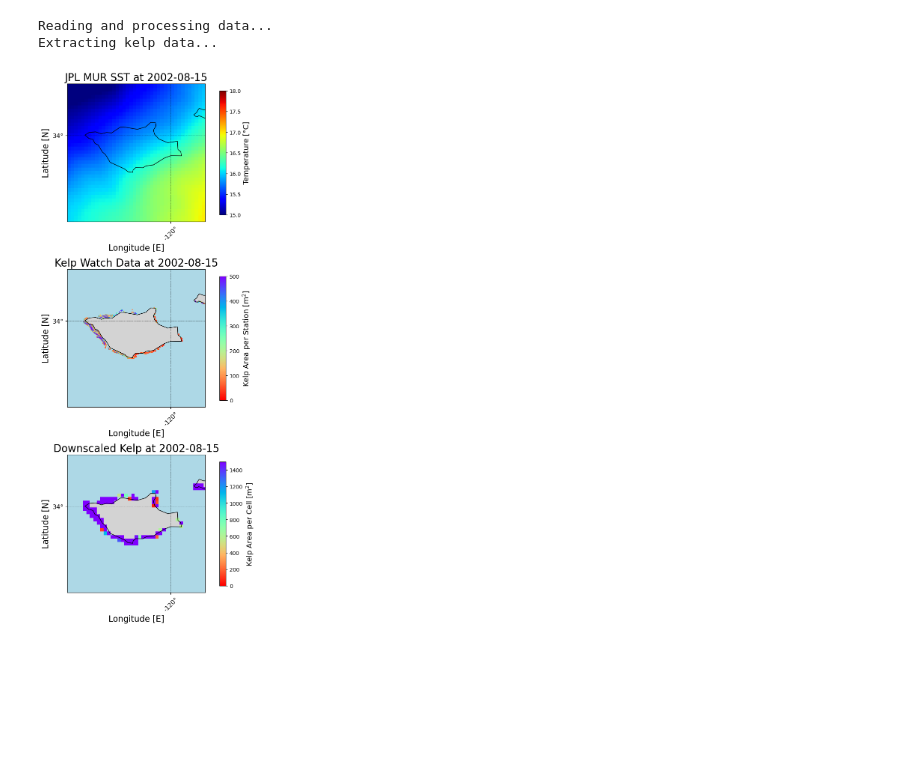
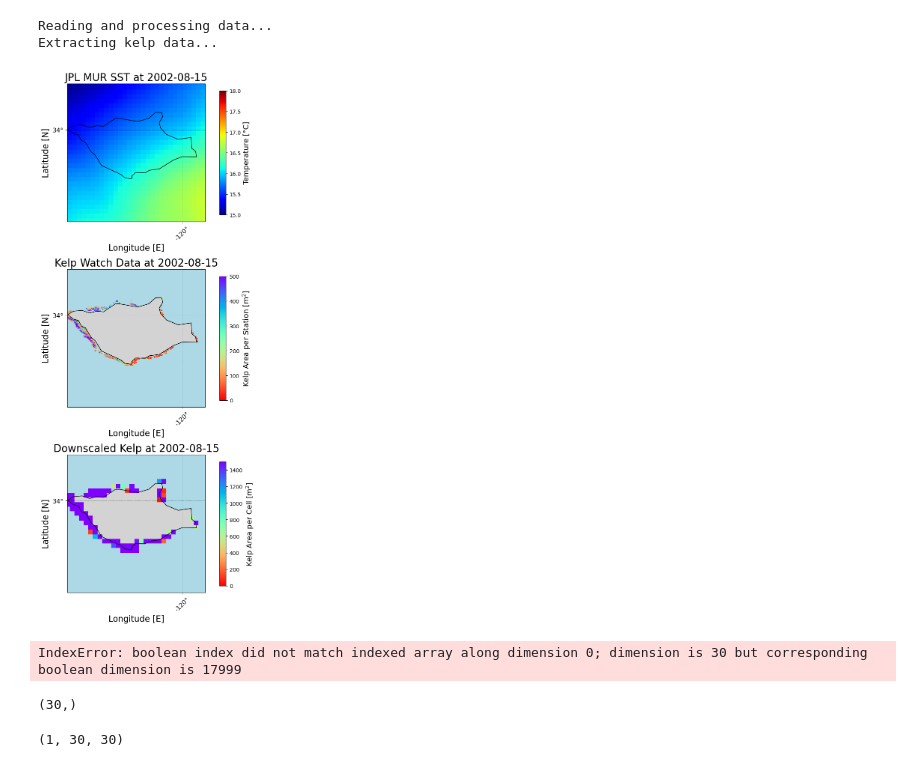
Before and after one commit to EcoPro-Systems/Kelp-Forest-Projection, a Jupyter notebook: Notebooks/plot_downscaled_kelp.ipynb, the cells around one changed output. Drawn from its saved outputs; the diff is of its cells as text; code cells hidden in the pictures; blank space fills up the shorter version.

```diff
--- a/Notebooks/plot_downscaled_kelp.ipynb
+++ b/Notebooks/plot_downscaled_kelp.ipynb
@@ -135,37 +135,72 @@ for ax in axs:
     #ax.set_extent([-124, -112, 26, 40], crs=ccrs.PlateCarree())
     clat = 33.95
     clon = -120.1
-    bs = 0.2
+    bs = 0.15
     ax.set_extent([clon-bs, clon+bs, clat-bs, clat+bs], crs=ccrs.PlateCarree())
 
 # temperature
 im = ax0.imshow(ds['monthly_mean_sst'].values[0]-273.15, origin='lower', extent=[-180, 180, -90, 90], transform=ccrs.PlateCarree(), cmap='jet', interpolation='none', vmin=15, vmax=18)
 cbar = plt.colorbar(im, ax=ax0, shrink=0.9, orientation='vertical')
 cbar.set_label('Temperature [°C]', fontsize=14)
 
 # kelp raw
 kelp_lat = kelp['latitude'].values
 kelp_lon = kelp['longitude'].values
 
 area_mask = (kelp_lat >= clat - bs) & (kelp_lat < clat + bs) & \
             (kelp_lon >= clon - bs) & (kelp_lon < clon + bs)
 
 kelp_area = kelp['area'].values[idx][area_mask]
 
 non_zero_mask = (kelp_area > 0)
 
 im = ax1.scatter(kelp_lon[area_mask][non_zero_mask], kelp_lat[area_mask][non_zero_mask], c=kelp_area[non_zero_mask], marker='.', label="Kelp Area", transform=ccrs.PlateCarree(), cmap='rainbow_r',vmin=0,vmax=500, s=5)
 cbar = plt.colorbar(im, ax=ax1, shrink=0.9, orientation='vertical')
 cbar.set_label('Kelp Area per Station [m$^2$]', fontsize=14)
 
 # kelp downscaled
 downscaled_kelp[downscaled_kelp == 0] = np.nan
 
 im = ax2.imshow(downscaled_kelp, origin='lower', extent=[lon_grid.min(), lon_grid.max(), lat_grid.min(), lat_grid.max()], transform=ccrs.PlateCarree(), cmap='rainbow_r', interpolation='none', vmin=0, vmax=1500)
 cbar = plt.colorbar(im, ax=ax2, shrink=0.9, orientation='vertical')
 cbar.set_label('Kelp Area per Cell [m$^2$]', fontsize=14)
 
 plt.tight_layout()
 plt.show()
 # %% [output]
-[figure, old version]
+[figure, new version]
+# %%
+# slice the mur data around that region
+lat_mask = (ds.lat >= clat - bs) & (ds.lat < clat + bs)
+lon_mask = (ds.lon >= clon - bs) & (ds.lon < clon + bs)
+sds = ds.sel(lat=lat_mask, lon=lon_mask)
+dtemp = sds['monthly_mean_sst'].values[0]
+
+lat_min = sds.lat.values.min()
+lat_max = sds.lat.values.max()
+lon_min = sds.lon.values.min()
+lon_max = sds.lon.values.max()
+
+# compute the gradient of the temperature
+grad = np.gradient(dtemp)
+grad = np.sqrt(grad[0]**2 + grad[1]**2)
+
+# plot the data
+fig, ax = plt.subplots(1, 1, figsize=(8, 8))
+im = ax.imshow(grad, origin='lower', cmap='hot', interpolation='none', vmin=0, vmax=0.1, extent=[lon_min, lon_max, lat_min, lat_max])
+cbar = plt.colorbar(im, ax=ax, shrink=0.9, orientation='vertical')
+cbar.set_label('Temperature Gradient [°C/cell]', fontsize=14)
+ax.set_xlabel('Longitude [E]', fontsize=16)
+ax.set_ylabel('Latitude [N]', fontsize=16)
+ax.set_title('Temperature Gradient', fontsize=20)
+plt.show()
+# %% [output]
+IndexError: boolean index did not match indexed array along dimension 0; dimension is 30 but corresponding boolean dimension is 17999
+# %%
+sds.lat.shape
+# %% [output]
+(30,)
+# %%
+(sds['monthly_mean_sst']-273.15).shape
+# %% [output]
+(1, 30, 30)
```
Also changed, not shown: parts of 1 cell of this notebook, 2 other files.
